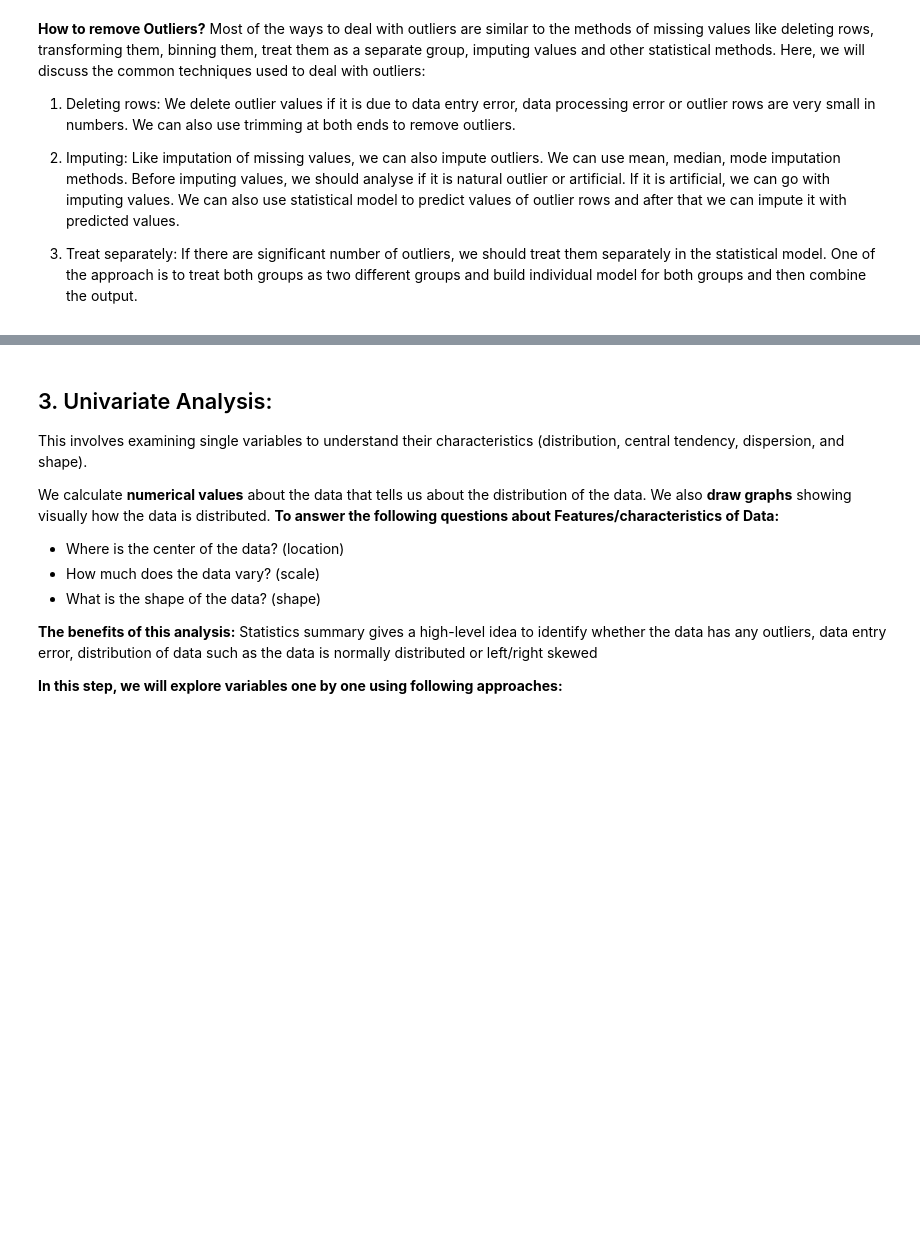
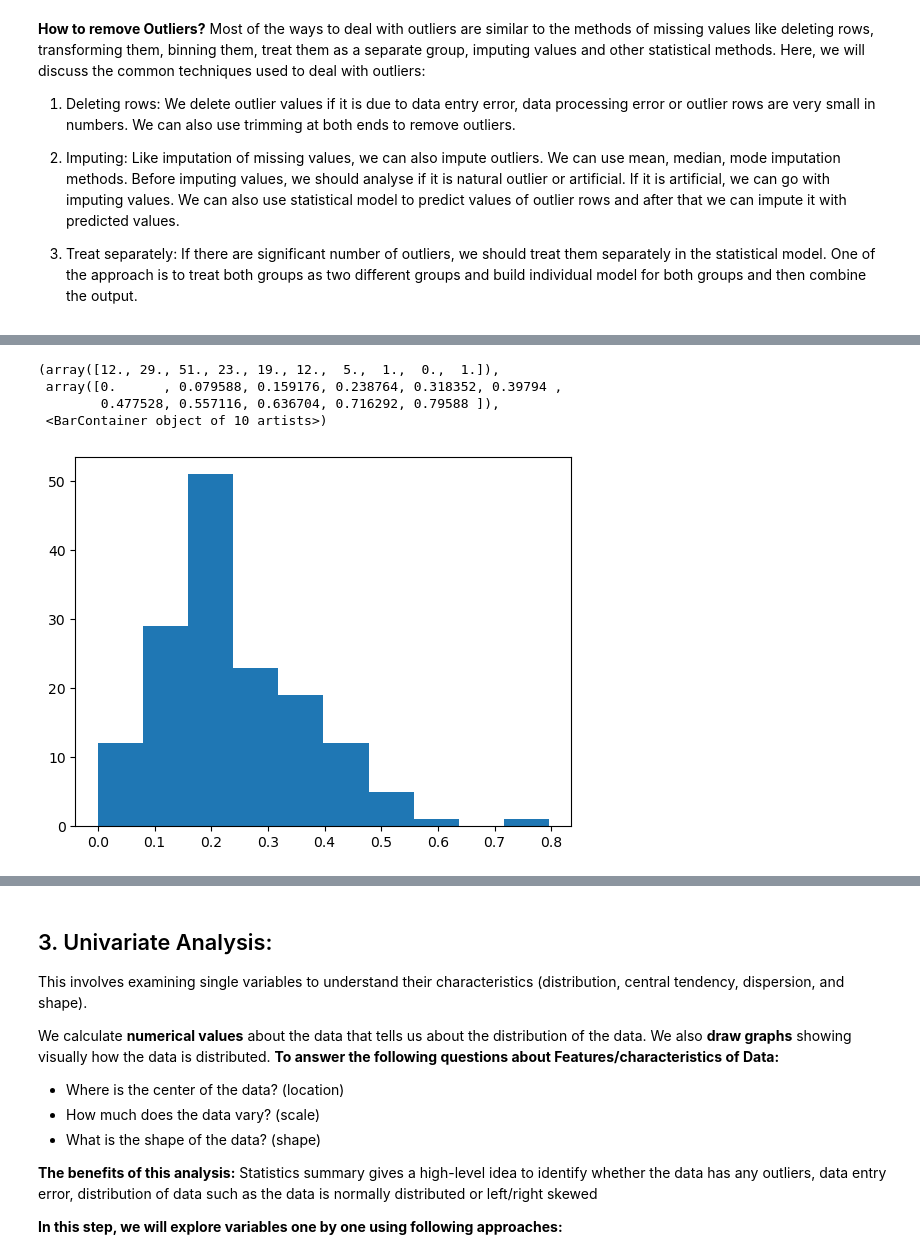
Before and after one commit to MubarakHus/Usecase-2, a Jupyter notebook: EDA explain template-Mubarak.ipynb, the cells around one changed output, grey strips where cells are left out. Saved outputs shown, nothing was run; the diff lists cells and outputs as text; code cells hidden in the pictures; blank space fills up the shorter version.

```diff
--- a/EDA explain template-Mubarak.ipynb
+++ b/EDA explain template-Mubarak.ipynb
@@ -678,0 +522,8 @@ Most of the ways to deal with outliers are similar to the methods of missing val
+# %%
+plt.hist(df_2015["Generosity"])
+# %% [output]
+(array([12., 29., 51., 23., 19., 12.,  5.,  1.,  0.,  1.]),
+ array([0.      , 0.079588, 0.159176, 0.238764, 0.318352, 0.39794 ,
+        0.477528, 0.557116, 0.636704, 0.716292, 0.79588 ]),
+ <BarContainer object of 10 artists>)
+[figure, added]
```
Also changed, not shown: parts of 79 cells of this notebook.
